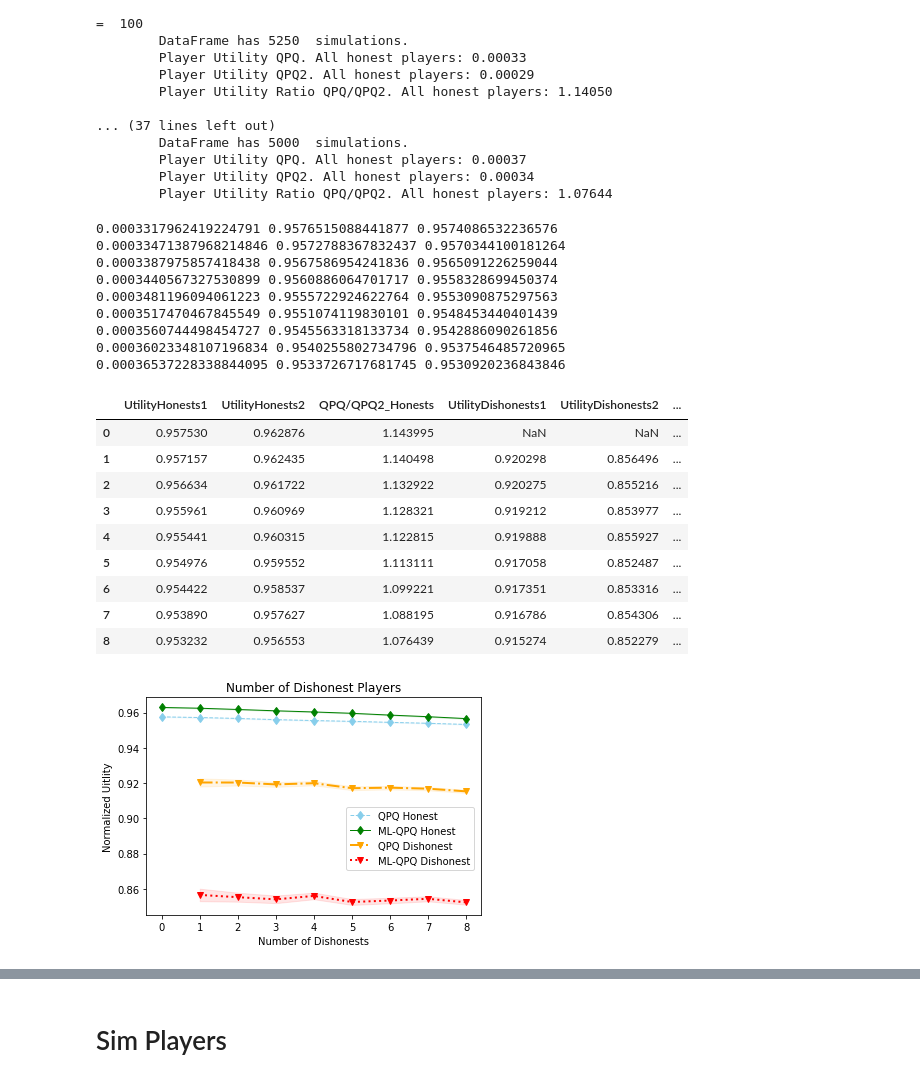
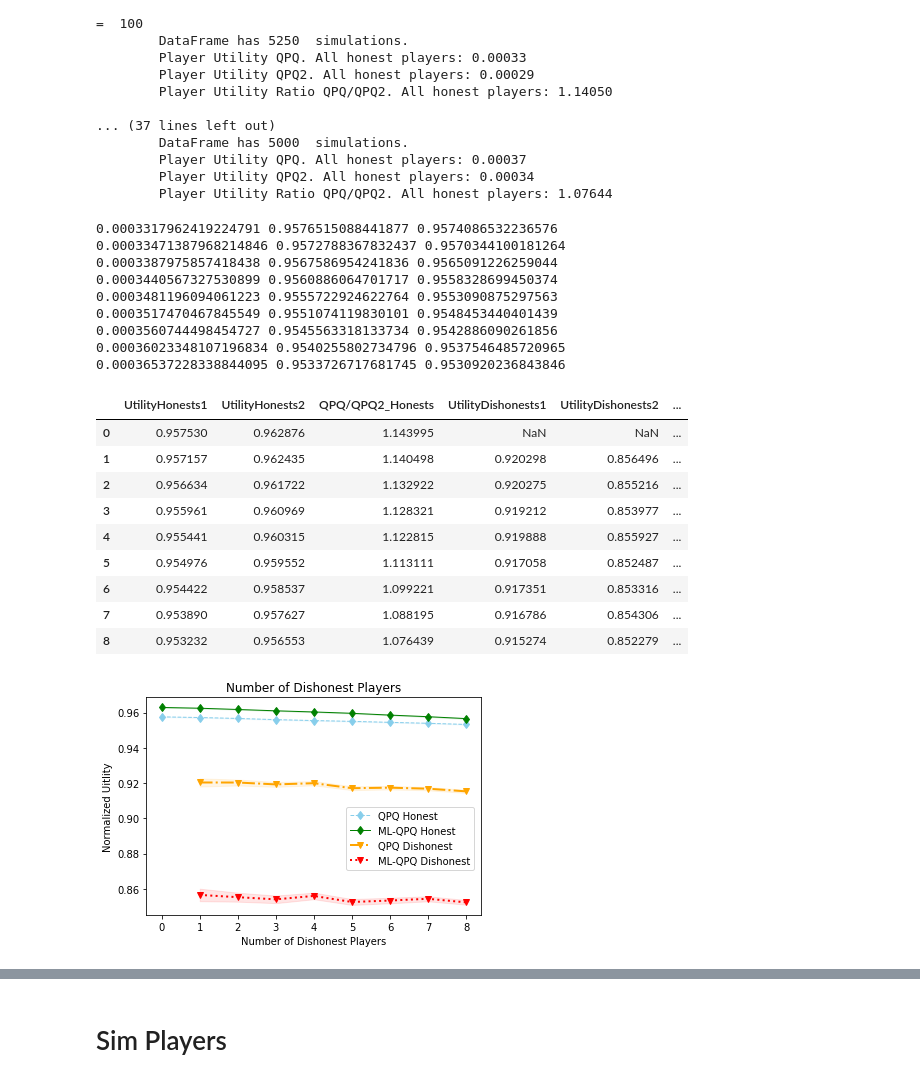
Before and after one commit to GCGImdea/QPQ, a Jupyter notebook: QPQ2Simulations/Comparative Analysis v0.5.ipynb, the cells around one changed output, grey strips where cells are left out. Drawn from its saved outputs; the diff is of its cells as text; code cells hidden in the pictures.

```diff
--- a/QPQ2Simulations/Comparative Analysis v0.5.ipynb
+++ b/QPQ2Simulations/Comparative Analysis v0.5.ipynb
@@ -873,35 +873,35 @@ plt.plot( 'numLiars', 'UtilityDishonests1', data=rst, marker='v', color='orange'
 plt.plot( 'numLiars', 'UtilityDishonests2', data=rst, marker='v', color='red', linestyle=':', linewidth=2, label="ML-QPQ Dishonest")
 plt.fill_between('numLiars','confidence_intervalDishonestsHigh1','confidence_intervalDishonestsLow1', data=rst, color='orange', alpha=.10)
 plt.fill_between('numLiars','confidence_intervalDishonestsHigh2','confidence_intervalDishonestsLow2', data=rst, color='red', alpha=.10)
 plt.title("Number of Dishonest Players")
-plt.xlabel("Number of Dishonests")
+plt.xlabel("Number of Dishonest Players")
 plt.ylabel("Normalized Uitlity");
 #plt.legend(bbox_to_anchor=(1.05, 1), loc='upper left', borderaxespad=0.)
 plt.legend(bbox_to_anchor=(0.58, 0.52), loc='upper left')
 #plt.savefig(commondir + 'images/numliars.eps', format='eps')
 plt.savefig(commondir + 'images/numliars.pdf', format='pdf')
 rst
 # %% [output]
 0.0003317962419224791 0.9576515088441877 0.9574086532236576
 0.00033471387968214846 0.9572788367832437 0.9570344100181264
 0.0003387975857418438 0.9567586954241836 0.9565091226259044
 0.0003440567327530899 0.9560886064701717 0.9558328699450374
 0.0003481196094061223 0.9555722924622764 0.9553090875297563
 0.0003517470467845549 0.9551074119830101 0.9548453440401439
 0.0003560744498454727 0.9545563318133734 0.9542886090261856
 0.00036023348107196834 0.9540255802734796 0.9537546485720965
 0.00036537228338844095 0.9533726717681745 0.9530920236843846
 |  | UtilityHonests1 | UtilityHonests2 | QPQ/QPQ2_Honests | UtilityDishonests1 | UtilityDishonests2 | ... |
 | 0 | 0.957530 | 0.962876 | 1.143995 | NaN | NaN | ... |
 | 1 | 0.957157 | 0.962435 | 1.140498 | 0.920298 | 0.856496 | ... |
 | 2 | 0.956634 | 0.961722 | 1.132922 | 0.920275 | 0.855216 | ... |
 | 3 | 0.955961 | 0.960969 | 1.128321 | 0.919212 | 0.853977 | ... |
 | 4 | 0.955441 | 0.960315 | 1.122815 | 0.919888 | 0.855927 | ... |
 | 5 | 0.954976 | 0.959552 | 1.113111 | 0.917058 | 0.852487 | ... |
 | 6 | 0.954422 | 0.958537 | 1.099221 | 0.917351 | 0.853316 | ... |
 | 7 | 0.953890 | 0.957627 | 1.088195 | 0.916786 | 0.854306 | ... |
 | 8 | 0.953232 | 0.956553 | 1.076439 | 0.915274 | 0.852279 | ... |
-[figure, old version]
+[figure, new version]
 # %%
 rst = pd.DataFrame(data=simresults)
 # multiple line plot
```
Also changed, not shown: parts of 15 cells of this notebook, 21 other files.
